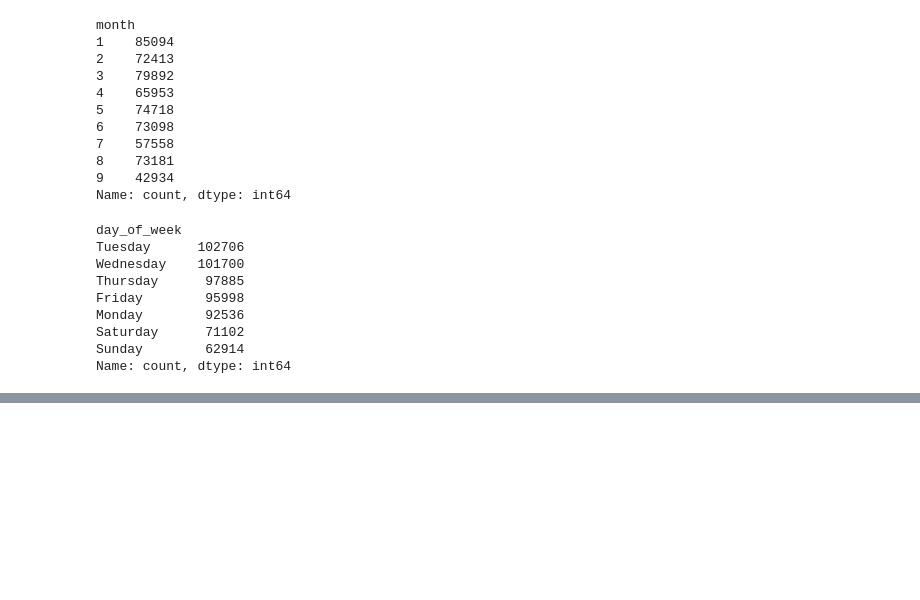
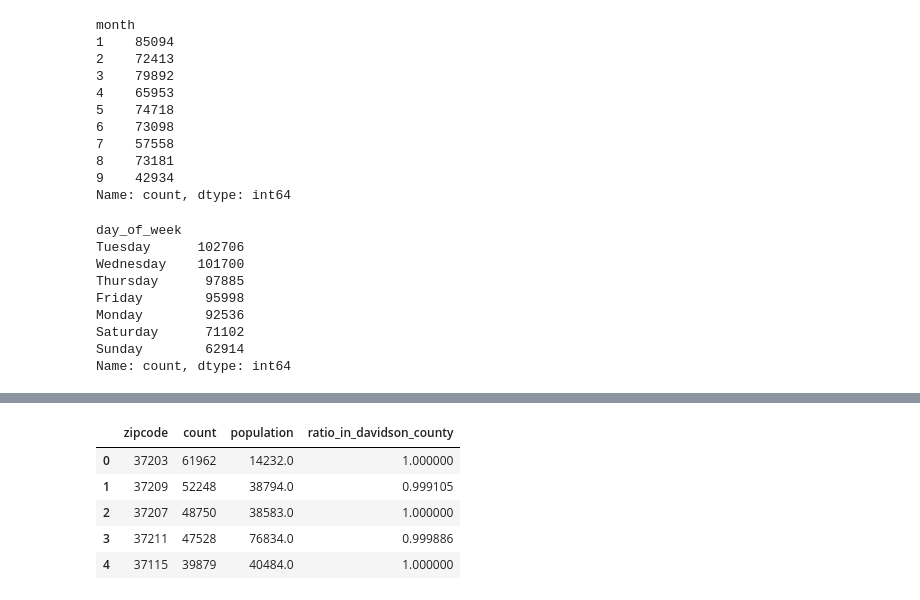
Before and after one commit to dobbinjp/nss-help, a Jupyter notebook: jumpstart_analysis.ipynb, the cells around one changed output, grey strips where cells are left out. Drawn from its saved outputs; the diff is of its cells as text; code cells hidden in the pictures; blank space fills up the shorter version.

```diff
--- a/jumpstart_analysis.ipynb
+++ b/jumpstart_analysis.ipynb
@@ -245,0 +330,3 @@ Name: count, dtype: int64
+# %%
+# 22. read population data into population dataframe
+population = pd.read_csv('C:\\Users\\jimmy\\Documents\\NSS_Analytics_Jumpstart\\data\\population_2018.csv')
@@ -245,0 +364,10 @@ Name: count, dtype: int64
+# %%
+# 22. look at the dataframe, we should change the count column (reserved word in programming)
+calls_per_zipcode.head()
+# %% [output]
+|  | zipcode | count | population | ratio_in_davidson_county |
+| 0 | 37203 | 61962 | 14232.0 | 1.000000 |
+| 1 | 37209 | 52248 | 38794.0 | 0.999105 |
+| 2 | 37207 | 48750 | 38583.0 | 1.000000 |
+| 3 | 37211 | 47528 | 76834.0 | 0.999886 |
+| 4 | 37115 | 39879 | 40484.0 | 1.000000 |
```
Also changed, not shown: parts of 22 cells of this notebook.
